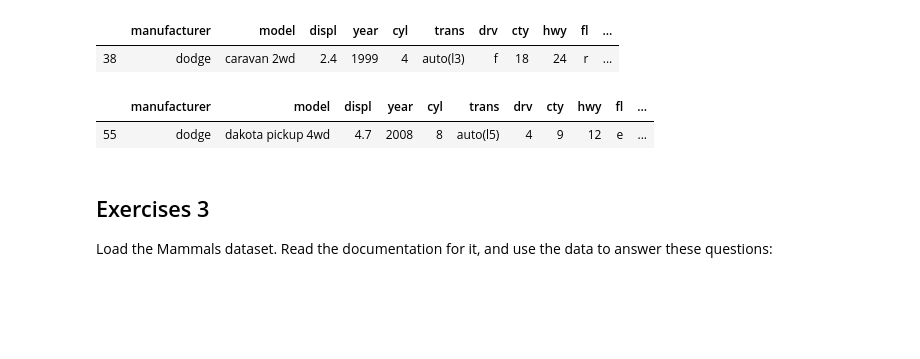
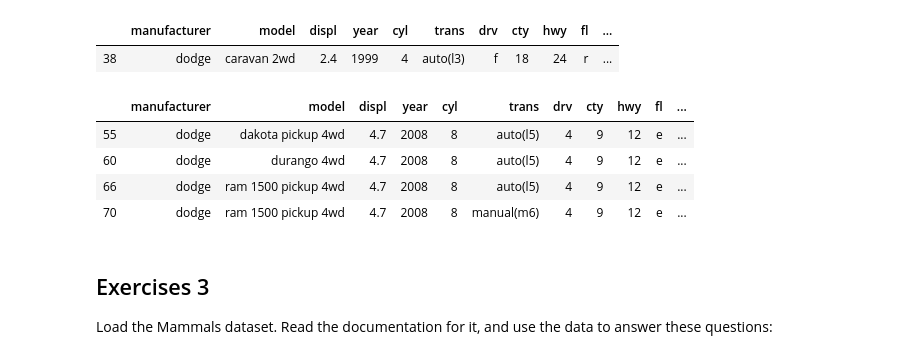
Before and after one commit to guedanie/python-exercises, a Jupyter notebook: 4.8.4.3_dataframes.ipynb, the cells around one changed output. Saved outputs shown, nothing was run; the diff lists cells and outputs as text; code cells hidden in the pictures; blank space fills up the shorter version.

```diff
--- a/4.8.4.3_dataframes.ipynb
+++ b/4.8.4.3_dataframes.ipynb
@@ -283,10 +313,13 @@ mpg[dodge_cars].nlargest(1,'average_mileage',keep="all")
 |  | manufacturer | model | displ | year | cyl | trans | drv | cty | hwy | fl | ... |
 | 38 | dodge | caravan 2wd | 2.4 | 1999 | 4 | auto(l3) | f | 18 | 24 | r | ... |
 # %%
-mpg[dodge_cars].nsmallest(1,'average_mileage')
+mpg[dodge_cars].nsmallest(1,'average_mileage', keep='all')
 # %% [output]
 |  | manufacturer | model | displ | year | cyl | trans | drv | cty | hwy | fl | ... |
 | 55 | dodge | dakota pickup 4wd | 4.7 | 2008 | 8 | auto(l5) | 4 | 9 | 12 | e | ... |
+| 60 | dodge | durango 4wd | 4.7 | 2008 | 8 | auto(l5) | 4 | 9 | 12 | e | ... |
+| 66 | dodge | ram 1500 pickup 4wd | 4.7 | 2008 | 8 | auto(l5) | 4 | 9 | 12 | e | ... |
+| 70 | dodge | ram 1500 pickup 4wd | 4.7 | 2008 | 8 | manual(m6) | 4 | 9 | 12 | e | ... |
 # %% [markdown]
 ## Exercises 3
 
```
Also changed, not shown: parts of 11 cells of this notebook.
